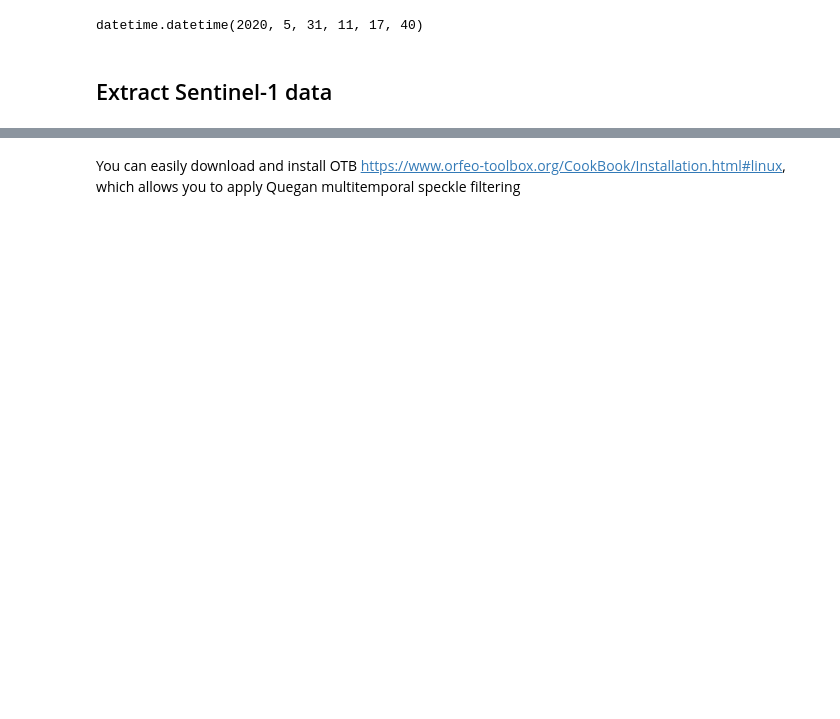
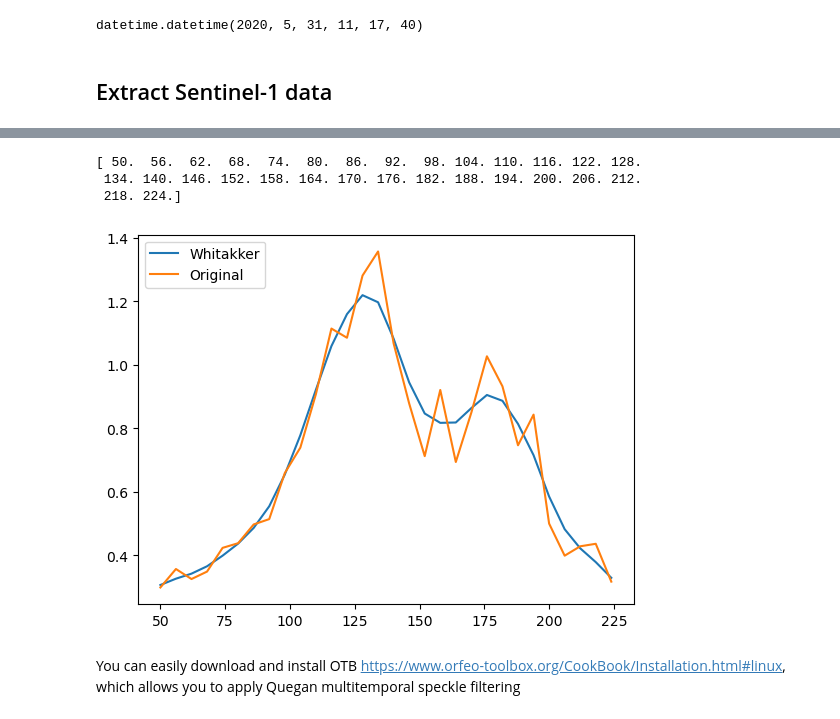
Before and after one commit to j-desloires/eo-crops, a Jupyter notebook: docs/source/eocrops/examples/Sentinel data.ipynb, the cells around one changed output, grey strips where cells are left out. Drawn from its saved outputs; the diff is of its cells as text; code cells hidden in the pictures; blank space fills up the shorter version.

```diff
--- a/docs/source/eocrops/examples/Sentinel data.ipynb
+++ b/docs/source/eocrops/examples/Sentinel data.ipynb
@@ -173,3 +201,20 @@ plt.show()
+# %%
+# Whitakker smoothing: you need to have modape installed ! https://github.com/WFP-VAM/modape
+# Smooth the signal
+
+print(doy) #chek if regularly spaced
+
+array_resample_vh_upper = curve_fit.fit_whitakker(ts_mean, degree_smoothing=2, weighted = True) #weighted = True gives more weight to high values
+
+plt.plot(doy, array_resample_vh, label="Whitakker")
+plt.plot(doy, ts_mean, label="Original")
+plt.legend(loc="upper left")
+plt.show()
+# %% [output]
+[ 50.  56.  62.  68.  74.  80.  86.  92.  98. 104. 110. 116. 122. 128.
+ 134. 140. 146. 152. 158. 164. 170. 176. 182. 188. 194. 200. 206. 212.
+ 218. 224.]
+[figure, added]
 # %% [markdown]
 You can easily download and install OTB https://www.orfeo-toolbox.org/CookBook/Installation.html#linux, which allows you to apply Quegan multitemporal speckle filtering
 # %%
```
Also changed, not shown: parts of 9 cells of this notebook, 9 other files.
